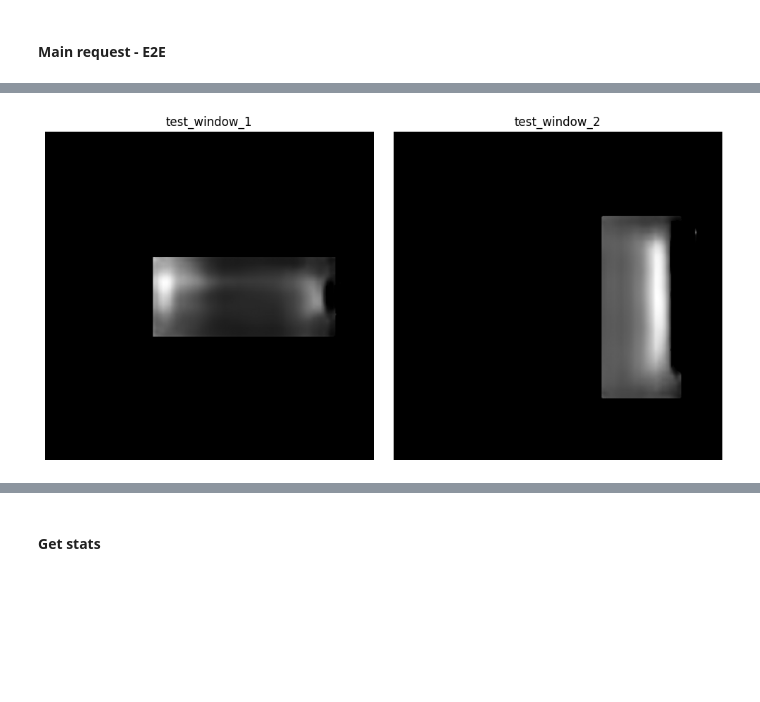
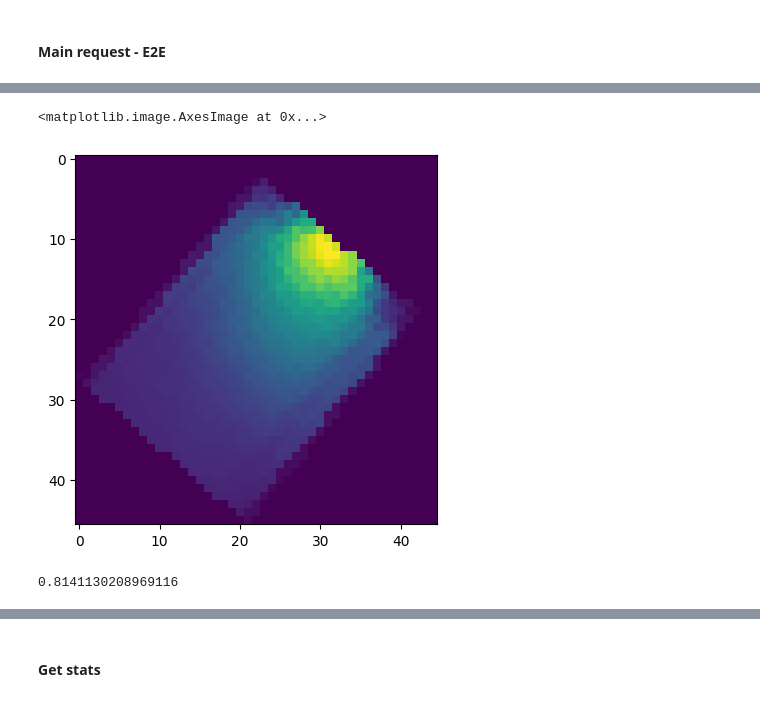
Before and after one commit to upskiller-xyz/server_lux, a Jupyter notebook: example/demo.ipynb, the cells around one changed output, grey strips where cells are left out. Cells and saved outputs as stored; diff of their text form; code cells hidden in the pictures; blank space fills up the shorter version.

```diff
--- a/example/demo.ipynb
+++ b/example/demo.ipynb
@@ -294,25 +237,11 @@ plt.imshow(np.array(img))
-# %%
-window_results = res.get("window_results", {})
-window_names = list(window_results.keys())
-
-if not window_names:
-    raise ValueError("No window results found in res['window_results'].")
-
-fig, axes = plt.subplots(1, len(window_names), figsize=(5 * len(window_names), 5))
-if len(window_names) == 1:
-    axes = [axes]
-
-for ax, window_name in zip(axes, window_names):
-    window_img = np.array(window_results[window_name]["result"])
-    ax.imshow(window_img, cmap="gray")
-    ax.set_title(window_name)
-    ax.axis("off")
-
-plt.tight_layout()
-plt.show()
-
-# keep img1 defined for the next line in the cell
-# img1 = window_results[window_names[0]]["result"]
-# plt.imshow(np.array(img1))
-# %% [output]
-[figure, removed]
+# %%
+res = response.json()
+img = res["result"]
+plt.imshow(np.array(img))
+# %% [output]
+<matplotlib.image.AxesImage at 0x...>
+[figure, added]
+# %%
+np.max(np.array(img))
+# %% [output]
+0.8141130208969116
```
Also changed, not shown: parts of 23 cells of this notebook, 11 other files.
